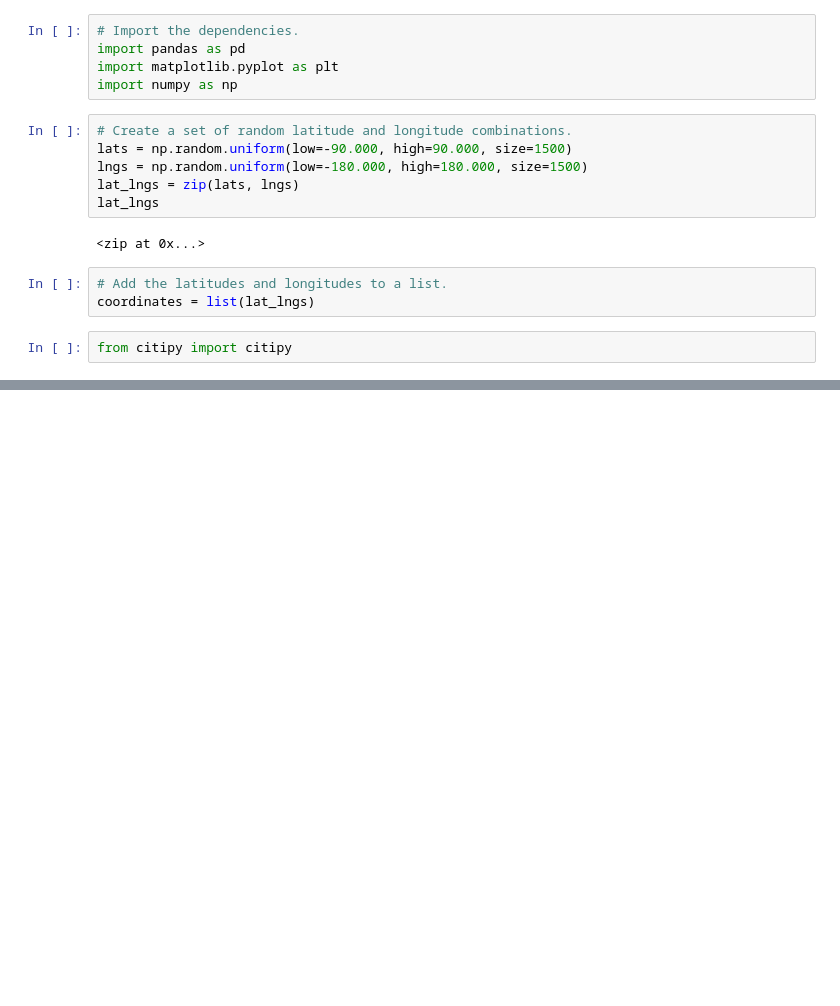
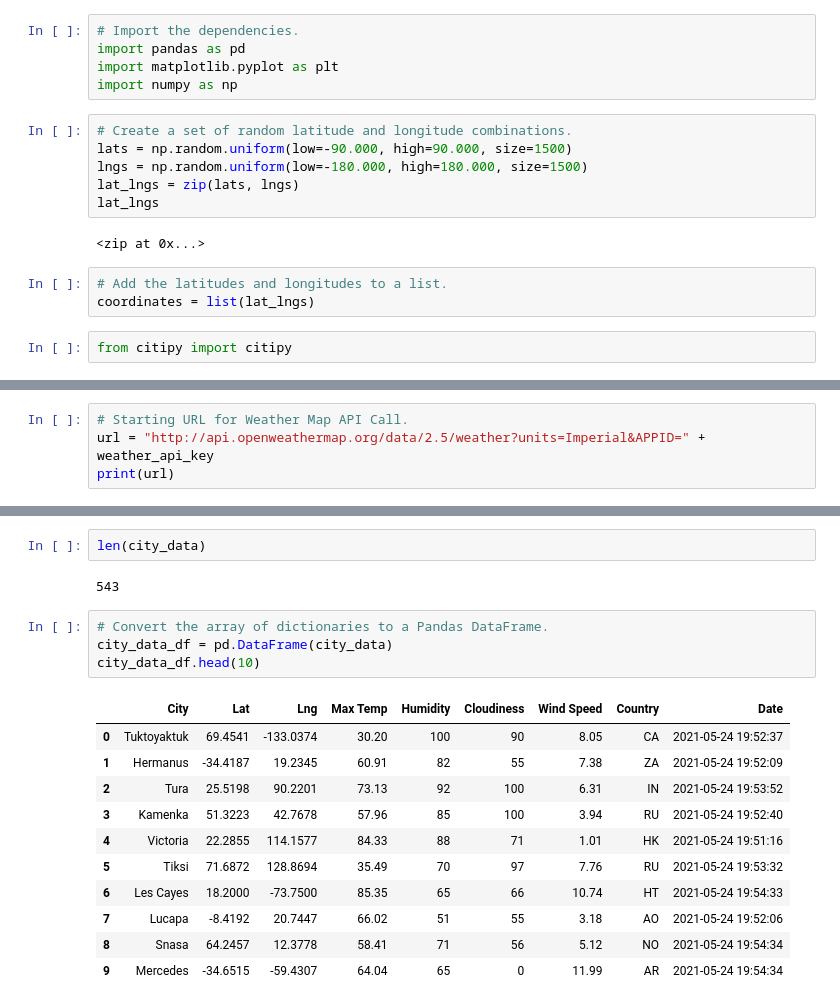
Before and after one commit to smk357/World_Weather_Analysis, a Jupyter notebook: WeatherPy.ipynb, the cells around one changed output, grey strips where cells are left out. Drawn from its saved outputs; the diff is of its cells as text; blank space fills up the shorter version.

```diff
--- a/WeatherPy.ipynb
+++ b/WeatherPy.ipynb
@@ -32,0 +39,4 @@ len(cities)
+# %%
+# Starting URL for Weather Map API Call.
+url = "http://api.openweathermap.org/data/2.5/weather?units=Imperial&APPID=" + weather_api_key
+print(url)
@@ -32,0 +124,20 @@ len(cities)
+# %%
+len(city_data)
+# %% [output]
+543
+# %%
+# Convert the array of dictionaries to a Pandas DataFrame.
+city_data_df = pd.DataFrame(city_data)
+city_data_df.head(10)
+# %% [output]
+|  | City | Lat | Lng | Max Temp | Humidity | Cloudiness | Wind Speed | Country | Date |
+| 0 | Tuktoyaktuk | 69.4541 | -133.0374 | 30.20 | 100 | 90 | 8.05 | CA | 2021-05-24 19:52:37 |
+| 1 | Hermanus | -34.4187 | 19.2345 | 60.91 | 82 | 55 | 7.38 | ZA | 2021-05-24 19:52:09 |
+| 2 | Tura | 25.5198 | 90.2201 | 73.13 | 92 | 100 | 6.31 | IN | 2021-05-24 19:53:52 |
+| 3 | Kamenka | 51.3223 | 42.7678 | 57.96 | 85 | 100 | 3.94 | RU | 2021-05-24 19:52:40 |
+| 4 | Victoria | 22.2855 | 114.1577 | 84.33 | 88 | 71 | 1.01 | HK | 2021-05-24 19:51:16 |
+| 5 | Tiksi | 71.6872 | 128.8694 | 35.49 | 70 | 97 | 7.76 | RU | 2021-05-24 19:53:32 |
+| 6 | Les Cayes | 18.2000 | -73.7500 | 85.35 | 65 | 66 | 10.74 | HT | 2021-05-24 19:54:33 |
+| 7 | Lucapa | -8.4192 | 20.7447 | 66.02 | 51 | 55 | 3.18 | AO | 2021-05-24 19:52:06 |
+| 8 | Snasa | 64.2457 | 12.3778 | 58.41 | 71 | 56 | 5.12 | NO | 2021-05-24 19:54:34 |
+| 9 | Mercedes | -34.6515 | -59.4307 | 64.04 | 65 | 0 | 11.99 | AR | 2021-05-24 19:54:34 |
```
Also changed, not shown: parts of 7 cells of this notebook, 3 other files.
